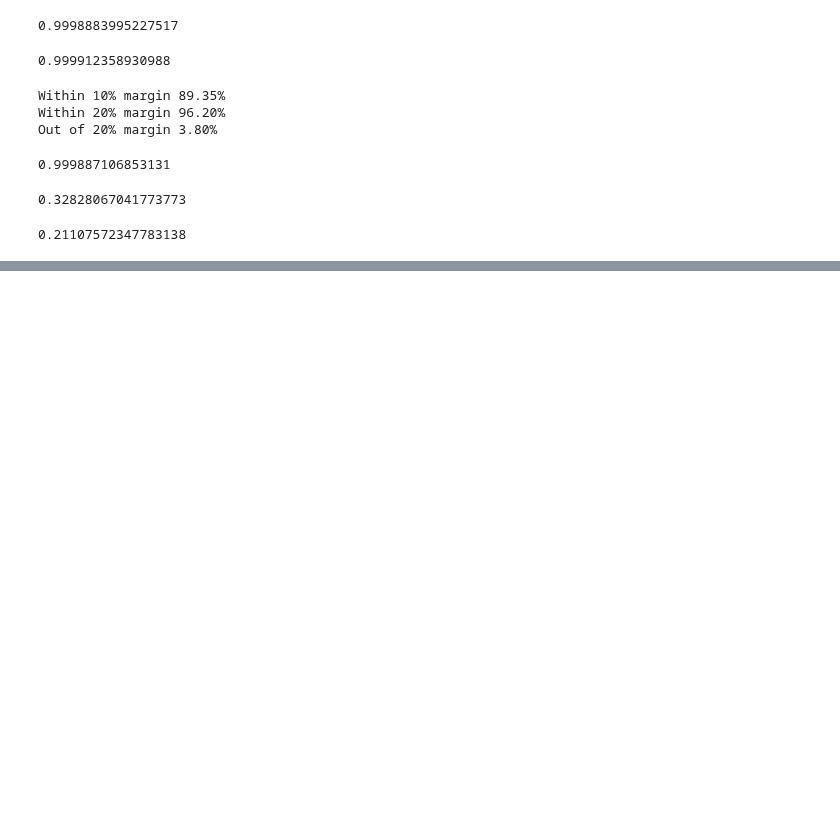
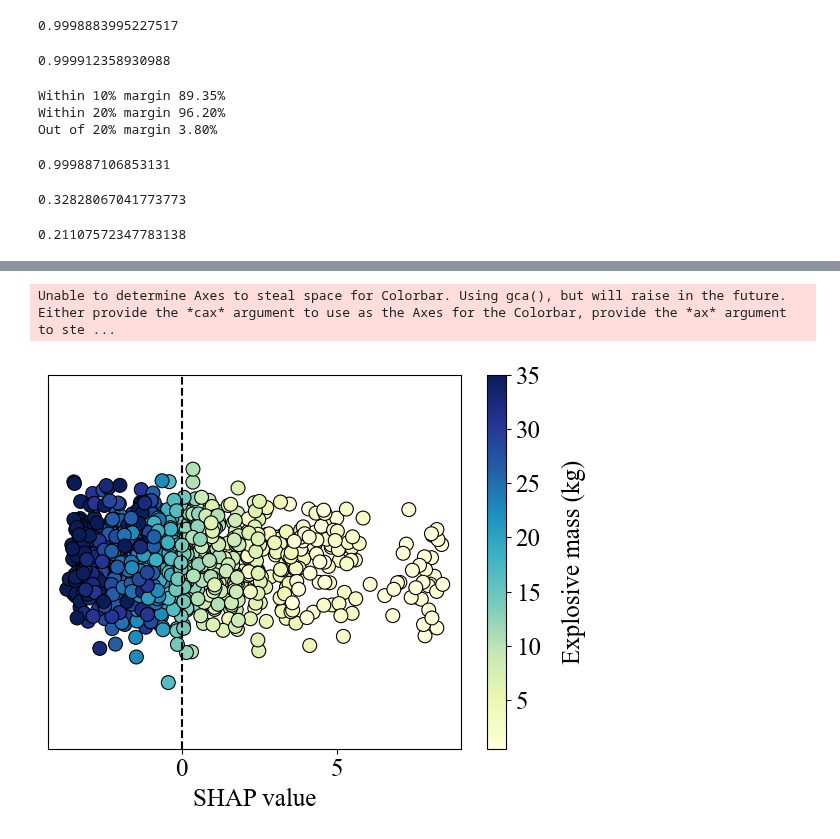
Before and after one commit to ChamodiWidanage/Pressure_history_2, a Jupyter notebook: RP_Arrival_time/RP_Arrival_ANN_4.ipynb, the cells around one changed output, grey strips where cells are left out. Saved outputs shown, nothing was run; the diff lists cells and outputs as text; code cells hidden in the pictures; blank space fills up the shorter version.

```diff
--- a/RP_Arrival_time/RP_Arrival_ANN_4.ipynb
+++ b/RP_Arrival_time/RP_Arrival_ANN_4.ipynb
@@ -346,0 +349,4 @@ ann = load_model('Arrival_ANN4')
+# %%
+import shap
+explainer = shap.KernelExplainer(ann.predict, X_train)
+shap_values = explainer.shap_values(X_train)
@@ -346,0 +418,66 @@ ann = load_model('Arrival_ANN4')
+# %%
+import seaborn as sns
+import matplotlib.pyplot as plt
+
+plt.rcParams['font.family'] = 'serif'
+plt.rcParams['font.serif'] = 'Times New Roman'
+plt.rcParams['font.size'] = 18
+
+selected_shap_values = shap_values[0]
+
+# Assuming shap_values2 is the SHAP values array and X_train is the NumPy array
+feature_idx = 0  # Index of the feature you want to visualize
+
+# Extract the SHAP values and feature values for the specific feature
+feature_shap_values = selected_shap_values[:, feature_idx]  # SHAP values for the feature
+feature_values = X_train[:, feature_idx]  # Feature values
+
+# Set up the plot
+plt.figure(figsize=(6, 5))
+
+# Create a jitter for y-values to better visualize overlapping points
+y_random_jitter = np.random.normal(loc=0, scale=0.1, size=feature_shap_values.size)
+
+# Set y-axis limits
+plt.ylim(-0.6, 0.6)
+
+# Plot the scatter plot with color mapping based on feature values
+sns.scatterplot(
+    x=feature_shap_values,
+    y=y_random_jitter,
+    s=100,
+    hue=feature_values,
+    palette='YlGnBu',
+    edgecolor='black',
+    legend=None,
+    alpha=1
+)
+
+# Remove y-ticks
+plt.yticks([])
+
+# Create a color bar with a label
+sm = plt.cm.ScalarMappable(cmap="YlGnBu", norm=plt.Normalize(vmin=feature_values.min(), vmax=feature_values.max()))
+sm.set_array([])
+cbar = plt.colorbar(sm)
+cbar.set_label('Explosive mass (kg)', rotation=90, labelpad=15)
+cbar.ax.tick_params(labelsize=18)
+
+# Add a vertical line at the mean SHAP value
+mean_val = 0
+plt.axvline(mean_val, color='black', linestyle='--')
+
+# Set the title and labels with appropriate font sizes
+#plt.title('Superplasticiser %', fontsize=18)
+plt.xlabel('SHAP value', fontsize=18)
+plt.xticks(fontsize=18)
+
+# Adjust layout for better fit
+plt.tight_layout()
+
+plt.savefig('Arrival_ANN4_4.png', dpi=200, bbox_inches='tight')
+# Show the plot
+plt.show()
+# %% [output]
+Unable to determine Axes to steal space for Colorbar. Using gca(), but will raise in the future. Either provide the *cax* argument to use as the Axes for the Colorbar, provide the *ax* argument to ste ...
+[figure, added]
```
Also changed, not shown: parts of 4 cells of this notebook, 22 other files.
